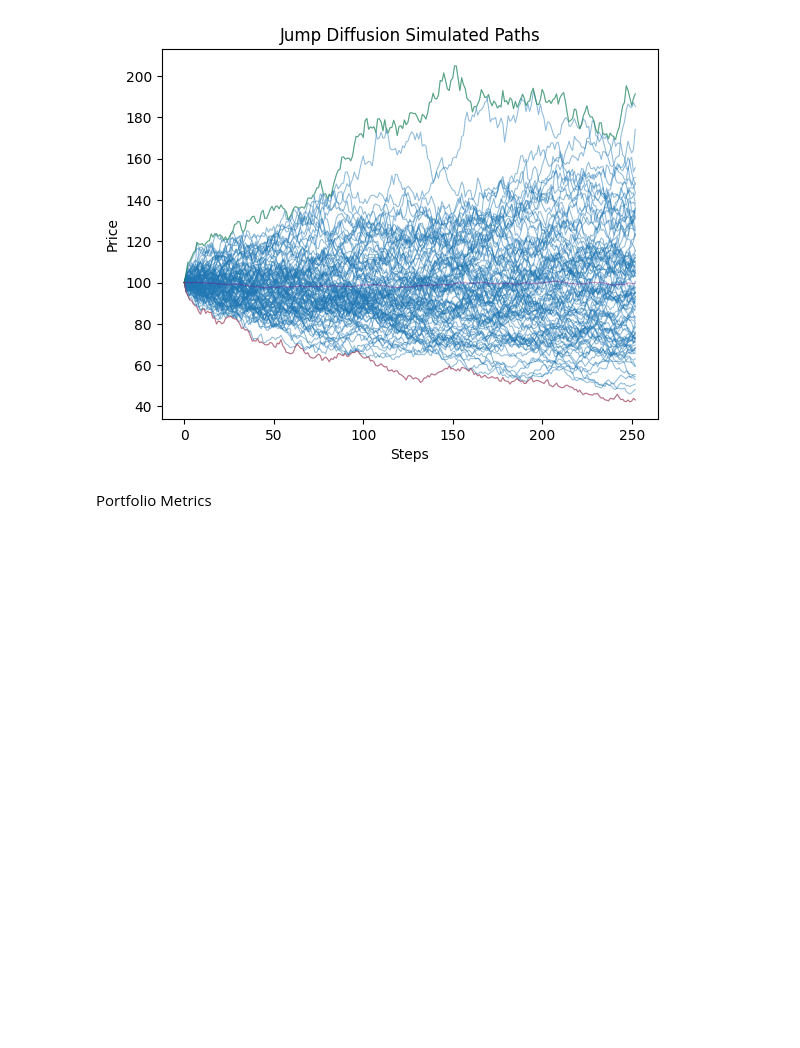
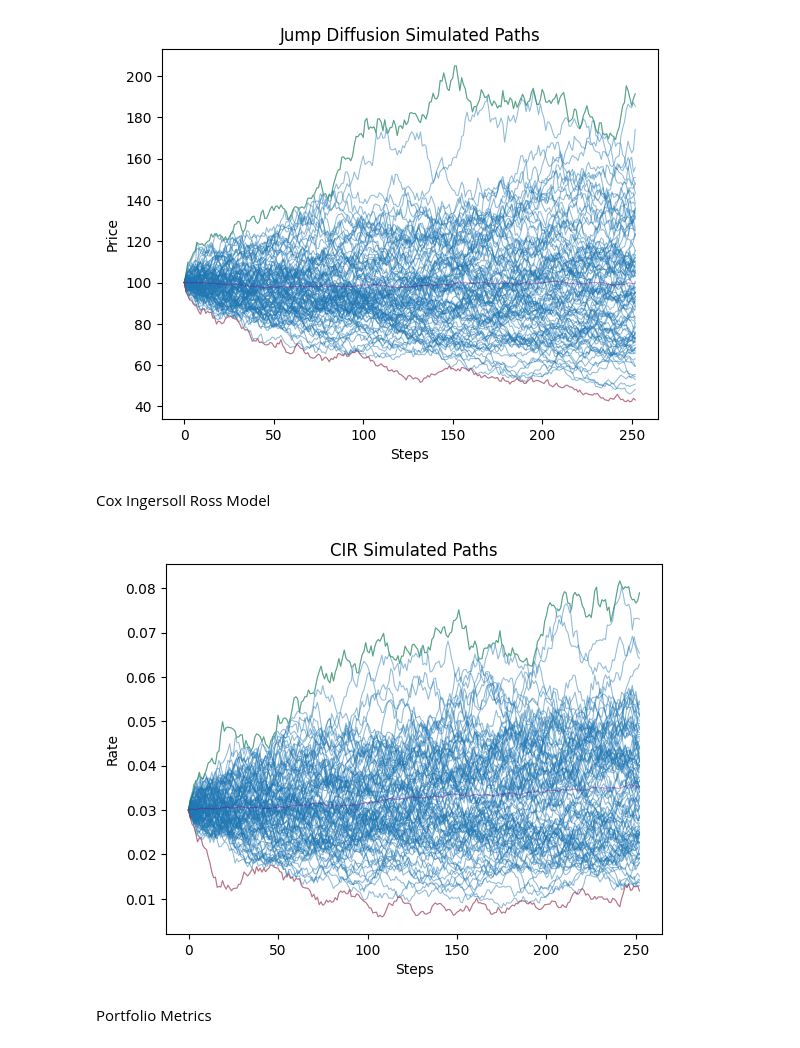
Before and after one commit to dbu79/fin-mat-library, a Jupyter notebook: testing.ipynb, the cells around one changed output. Saved outputs shown, nothing was run; the diff lists cells and outputs as text; code cells hidden in the pictures; blank space fills up the shorter version.

```diff
--- a/testing.ipynb
+++ b/testing.ipynb
@@ -212,6 +212,16 @@ paths = jd.sim_paths(T=T, dt=dt, n_paths=n)
 jd.plot_paths(paths=paths)
 # %% [output]
 [figure]
+# %% [markdown]
+Cox Ingersoll Ross Model
+# %%
+from processes import CIR
+
+cir = CIR(r0=0.03, a=0.5, b=0.04, sigma=0.1)
+paths = cir.sim_paths(T=1, dt=1/252, n_paths=100)
+cir.plot_paths(paths)
+# %% [output]
+[figure, added]
 # %% [markdown]
 Portfolio Metrics
 # %%
```
Also changed, not shown: parts of 1 cell of this notebook, 3 other files.
